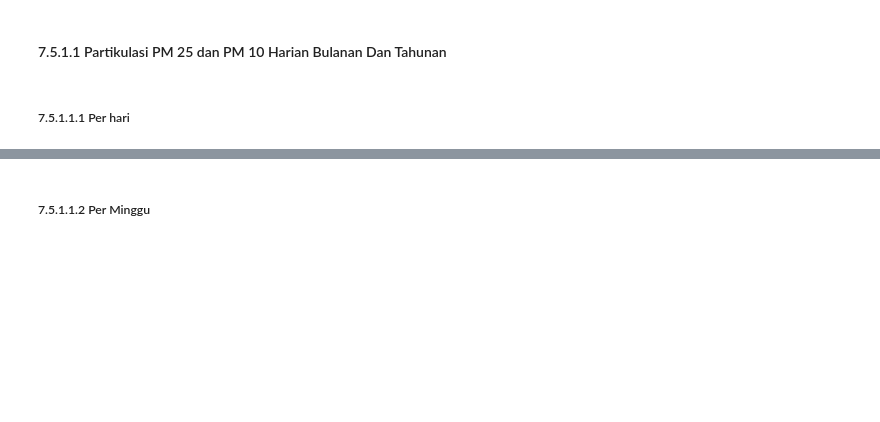
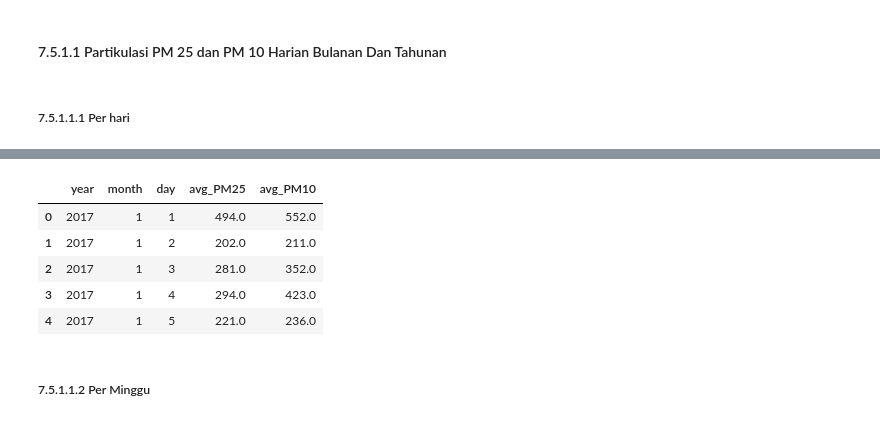
Before and after one commit to Wlnfadhil/Analisa-Data-Air-Quality-Control, a Jupyter notebook: submission/notebook.ipynb, the cells around one changed output, grey strips where cells are left out. Saved outputs shown, nothing was run; the diff lists cells and outputs as text; code cells hidden in the pictures; blank space fills up the shorter version.

```diff
--- a/submission/notebook.ipynb
+++ b/submission/notebook.ipynb
@@ -59,7 +59,7 @@ Data set
 # %% [markdown]
 ##### 1.1.1  code untuk menganalisa KORELASI SUHU DAN TEMP DAN PERBANDINGAN DENGAN PRES harian
 # %%
-def korelasi_suhu_(df, year, month, day_start, day_end):
+def korelasi_suhu(df, year, month, day_start, day_end):
 
     filtered_df = df.query('year == @year and month == @month and day >= @day_start and day <= @day_end')
 
@@ -247,7 +264,7 @@ csv_files = [
 
 dataframes = {}
 for csv_file in csv_files:
-    file_path = os.path.join(current_dir, "data", csv_file)  # Update directory here
+    file_path = os.path.join(current_dir, "submission/data", csv_file)  # Update directory here
 
     if os.path.exists(file_path):
         print(f"File {csv_file} ditemukan di {file_path}")
@@ -1344,14 +2890,21 @@ for month in months:
 # %%
 months = range(1, 2)
 partikulasi_polusi_dongsi_polusi_harian_2017 = {}
 
 for month in months:
     partikulasi_polusi_dongsi_polusi_harian_2017[month] = partikulasi_polusi(guanyuan_df, year=2017, month=month, day_start=1, day_end=30)
 
     partikulasi_polusi_dongsi_polusi_harian_2017[month]['avg_PM25'] = round(partikulasi_polusi_dongsi_polusi_harian_2017[month]['avg_PM25'])
     partikulasi_polusi_dongsi_polusi_harian_2017[month]['avg_PM10'] = round(partikulasi_polusi_dongsi_polusi_harian_2017[month]['avg_PM10'])
 
-    display(partikulasi_polusi_dongsi_suhu_harian_2017[month].head())
+    display(partikulasi_polusi_dongsi_polusi_harian_2017[month].head())
+# %% [output]
+|  | year | month | day | avg_PM25 | avg_PM10 |
+| 0 | 2017 | 1 | 1 | 494.0 | 552.0 |
+| 1 | 2017 | 1 | 2 | 202.0 | 211.0 |
+| 2 | 2017 | 1 | 3 | 281.0 | 352.0 |
+| 3 | 2017 | 1 | 4 | 294.0 | 423.0 |
+| 4 | 2017 | 1 | 5 | 221.0 | 236.0 |
 # %% [markdown]
 ##### 7.5.1.1.2 Per Minggu
 # %%
```
Also changed, not shown: parts of 135 cells of this notebook.
